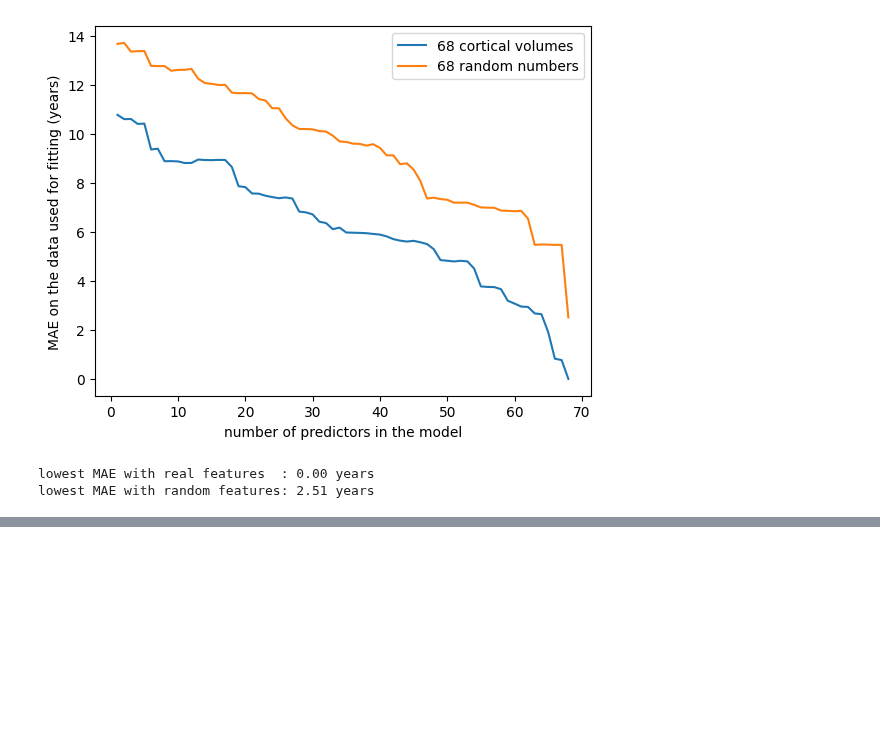
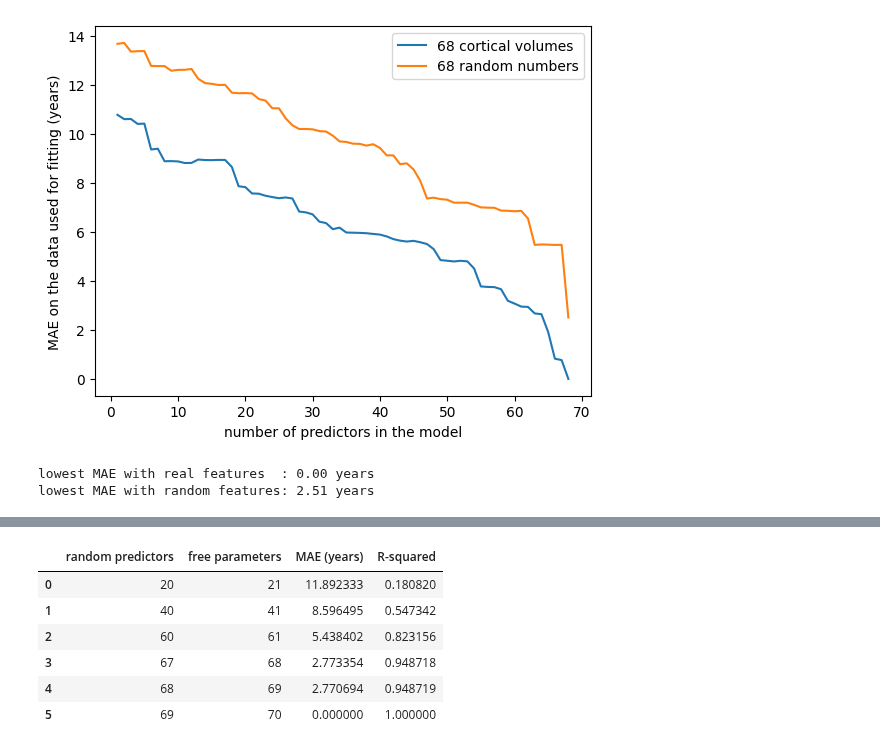
Before and after one commit to pni-lab/predmod_lecture, a Jupyter notebook: contents/2_linear_models/practice_linear_models.ipynb, the cells around one changed output, grey strips where cells are left out. Drawn from its saved outputs; the diff is of its cells as text; code cells hidden in the pictures; blank space fills up the shorter version.

```diff
--- a/contents/2_linear_models/practice_linear_models.ipynb
+++ b/contents/2_linear_models/practice_linear_models.ipynb
@@ -372,0 +316,21 @@ the error on the data you fitted. Do you believe it?
+# %%
+def fit_summary(k):
+    """MAE and R-squared of an OLS fit on the first k random predictors."""
+    X = sm.add_constant(more_noise[more_noise.columns[:k]].values)
+    fitted = sm.OLS(df[TARGET].values, X).fit()
+    predictions = fitted.predict(X)
+    return {'random predictors': k,
+            'free parameters': k + 1,
+            'MAE (years)': f'{mae(df[TARGET], predictions):.6f}',
+            'R-squared': f'{fitted.rsquared:.6f}'}
+
+
+pd.DataFrame([fit_summary(k) for k in [20, 40, 60, 67, 68, 69]])
+# %% [output]
+|  | random predictors | free parameters | MAE (years) | R-squared |
+| 0 | 20 | 21 | 11.892333 | 0.180820 |
+| 1 | 40 | 41 | 8.596495 | 0.547342 |
+| 2 | 60 | 61 | 5.438402 | 0.823156 |
+| 3 | 67 | 68 | 2.773354 | 0.948718 |
+| 4 | 68 | 69 | 2.770694 | 0.948719 |
+| 5 | 69 | 70 | 0.000000 | 1.000000 |
```
Also changed, not shown: parts of 4 cells of this notebook.
